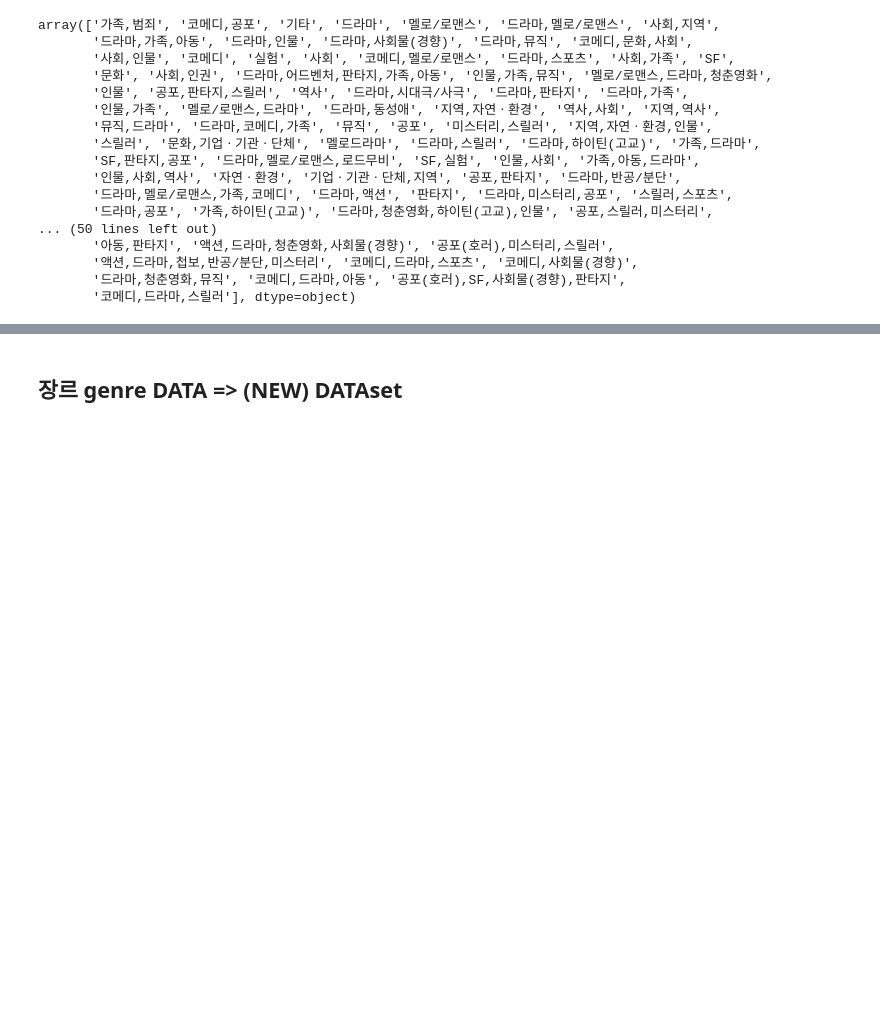
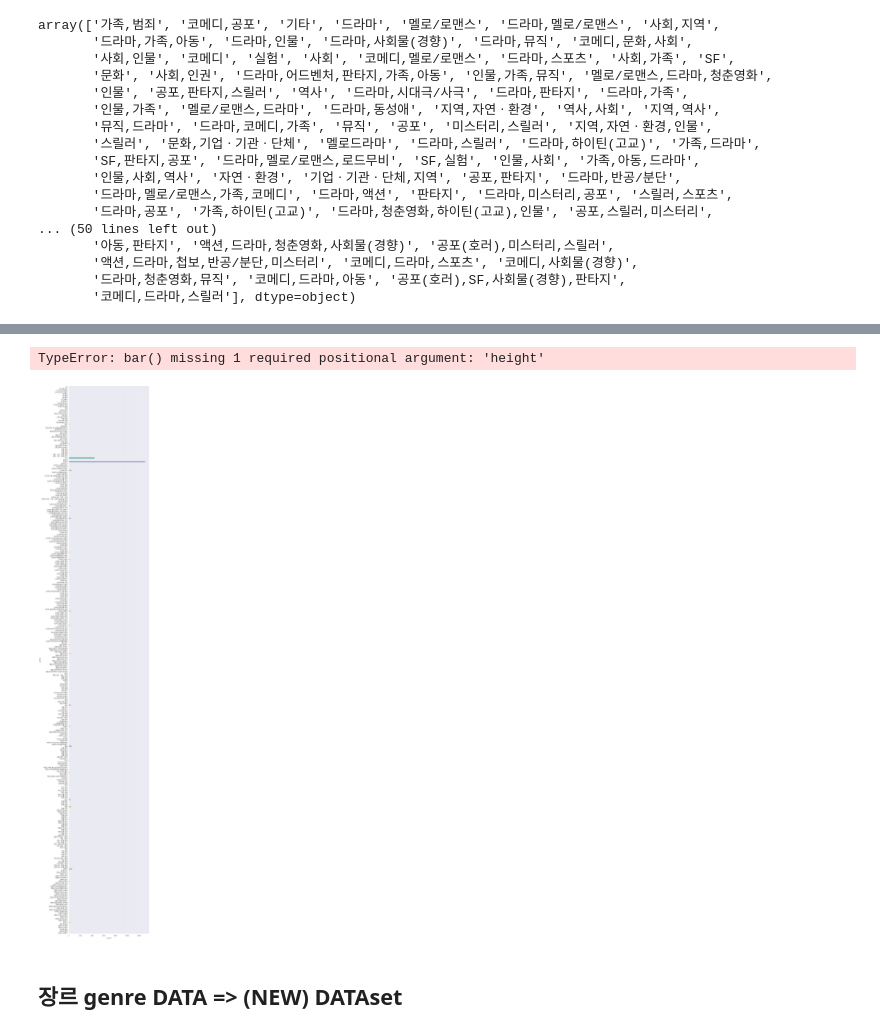
Before and after one commit to ChriSangHoon/Elice-Data-project-Data-analysis-, a Jupyter notebook: recommendation_system.ipynb, the cells around one changed output, grey strips where cells are left out. Saved outputs shown, nothing was run; the diff lists cells and outputs as text; code cells hidden in the pictures; blank space fills up the shorter version.

```diff
--- a/recommendation_system.ipynb
+++ b/recommendation_system.ipynb
@@ -112,3 +332,15 @@ array(['가족,범죄', '코메디,공포', '기타', '드라마', '멜로/로
+# %%
+x = genre_df.to_numpy
+plt.bar(x, )
+plt.show()
+# %% [output]
+TypeError: bar() missing 1 required positional argument: 'height'
+# %%
+plt.figure(figsize=(10, 70), dpi=100)
+sns.countplot(y=movies['genre'].sort_values(), data=movies, palette="Set2")
+plt.show()
+# %% [output]
+[figure, added]
 # %% [markdown]
 ## 장르 genre DATA => (NEW) DATAset
 # %% [markdown]
```
Also changed, not shown: parts of 17 cells of this notebook.
